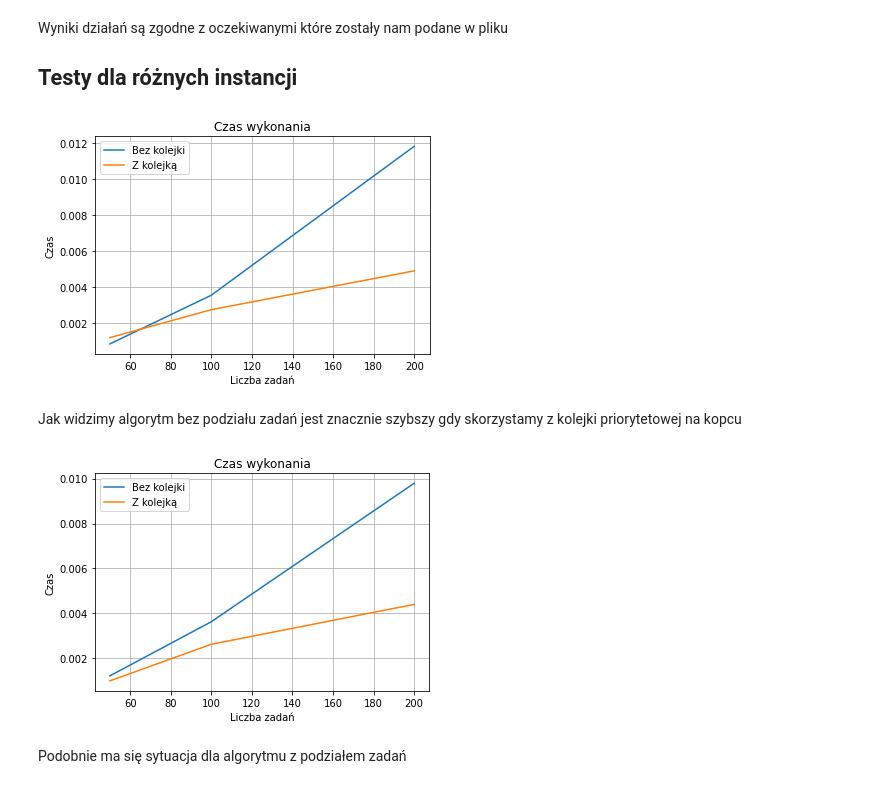
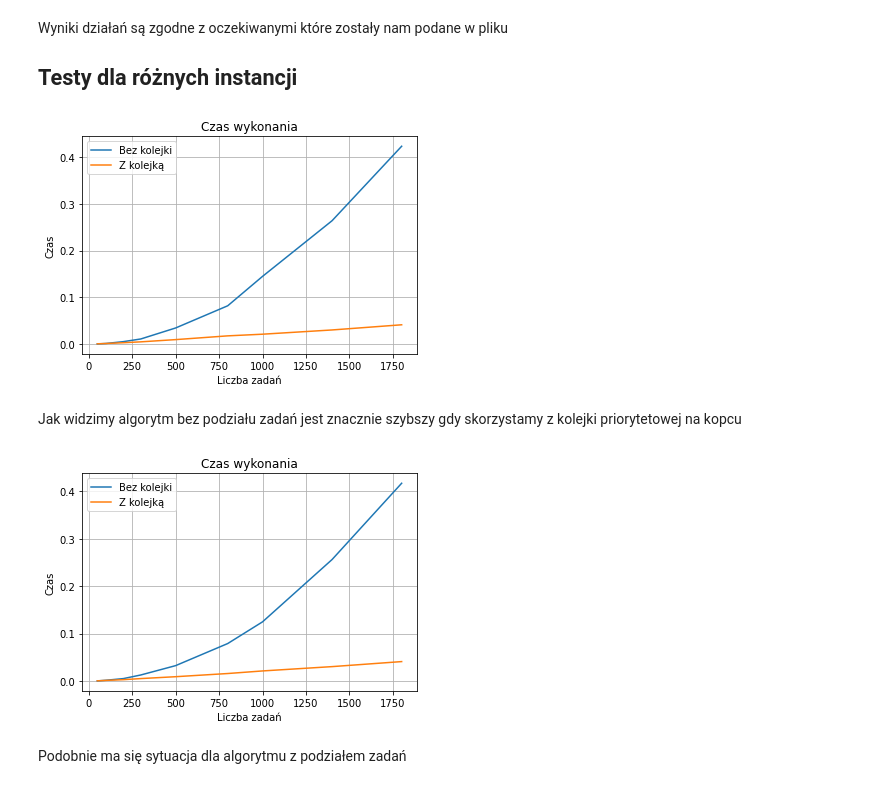
Before and after one commit to Seerfer/SPDlab, a Jupyter notebook: RPQ/Sprawozdanie.ipynb, the cells around one changed output. Saved outputs shown, nothing was run; the diff lists cells and outputs as text; code cells hidden in the pictures.

```diff
--- a/RPQ/Sprawozdanie.ipynb
+++ b/RPQ/Sprawozdanie.ipynb
@@ -26,35 +26,43 @@ Wyniki działań są zgodne z oczekiwanymi które zostały nam podane w pliku
 
 ## Testy dla różnych instancji
 # %%
+import random
+from Task import Task
 from time import perf_counter
 import matplotlib.pyplot as plt
 datset = []
-tmp = [50, 100, 200]
-for number in tmp:
-    datset.append(Load.readData(f"Data/in{number}.txt"))
+# tmp = [50, 100, 200]
+# for number in tmp:
+#     datset.append(Load.readData(f"Data/in{number}.txt"))
+length = [50, 100, 200, 300, 500, 800, 1000, 1400, 1800]
+for i in length:
+    tmp = []
+    for n in range(1,i+1):
+        tmp.append(Task(id=n, r=random.randint(0, 1000), p=random.randint(0, 1000), q=random.randint(0, 1000)))
+    datset.append(tmp)
 
 times1 = []
 times2 = []
 leng = [len(x) for x in datset]
 for data in datset:
     start = perf_counter()
     schrage.schrage(data)
     times1.append(perf_counter()-start)
 
     start = perf_counter()
     schrage.schrage_heapq(data)
     times2.append(perf_counter()-start)
 
 plt.plot(leng, times1, label="Bez kolejki")
 plt.plot(leng, times2, label="Z kolejką")
 plt.legend()
 plt.grid()
 plt.title("Czas wykonania")
 plt.xlabel("Liczba zadań")
 plt.ylabel("Czas")
 plt.show()
 # %% [output]
-[figure, old version]
+[figure, new version]
 # %% [markdown]
 Jak widzimy algorytm bez podziału zadań jest znacznie szybszy gdy skorzystamy
 z kolejki priorytetowej na kopcu
@@ -80,6 +88,6 @@ plt.xlabel("Liczba zadań")
 plt.ylabel("Czas")
 plt.show()
 # %% [output]
-[figure, old version]
+[figure, new version]
 # %% [markdown]
 Podobnie ma się sytuacja dla algorytmu z podziałem zadań
```
Also changed, not shown: 2 other files.
